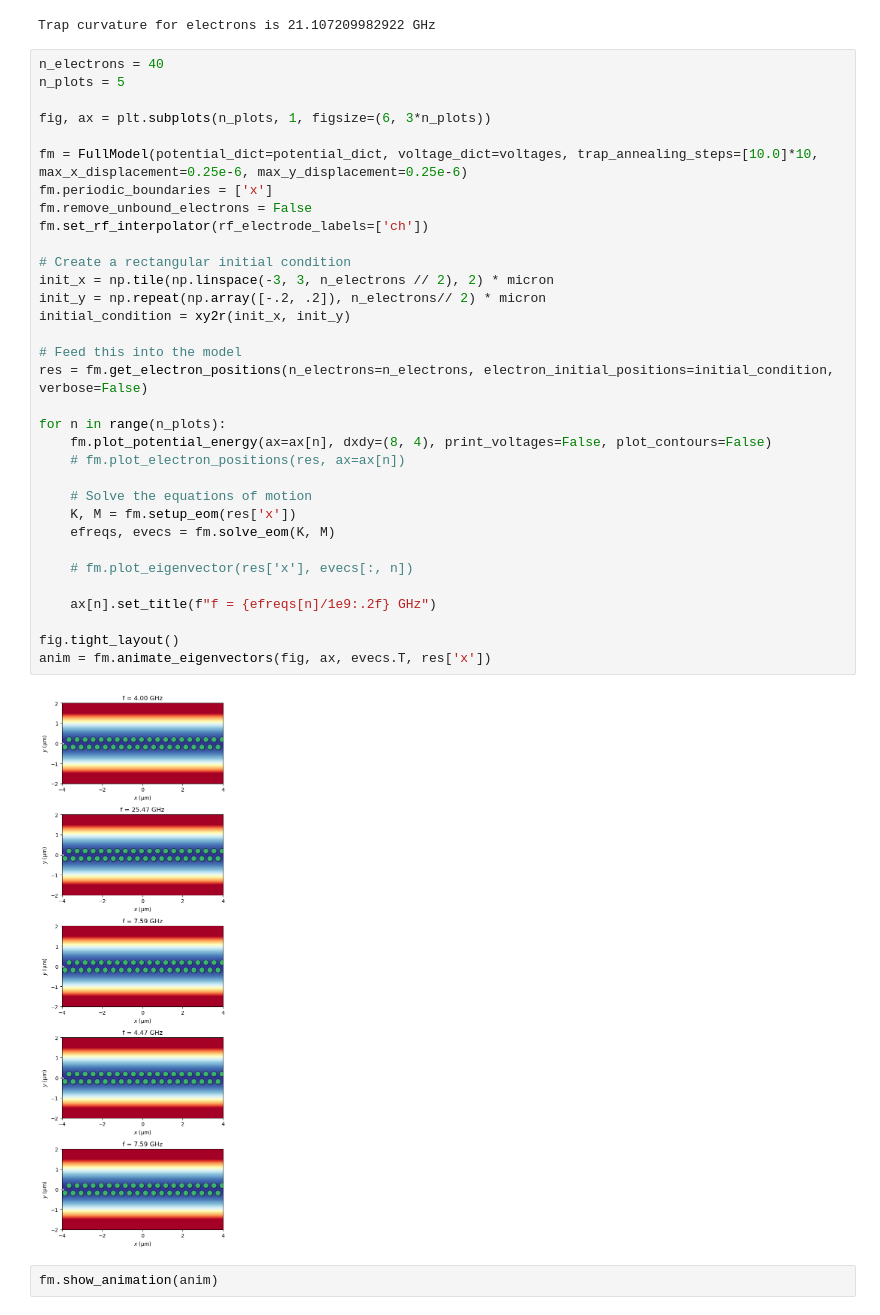
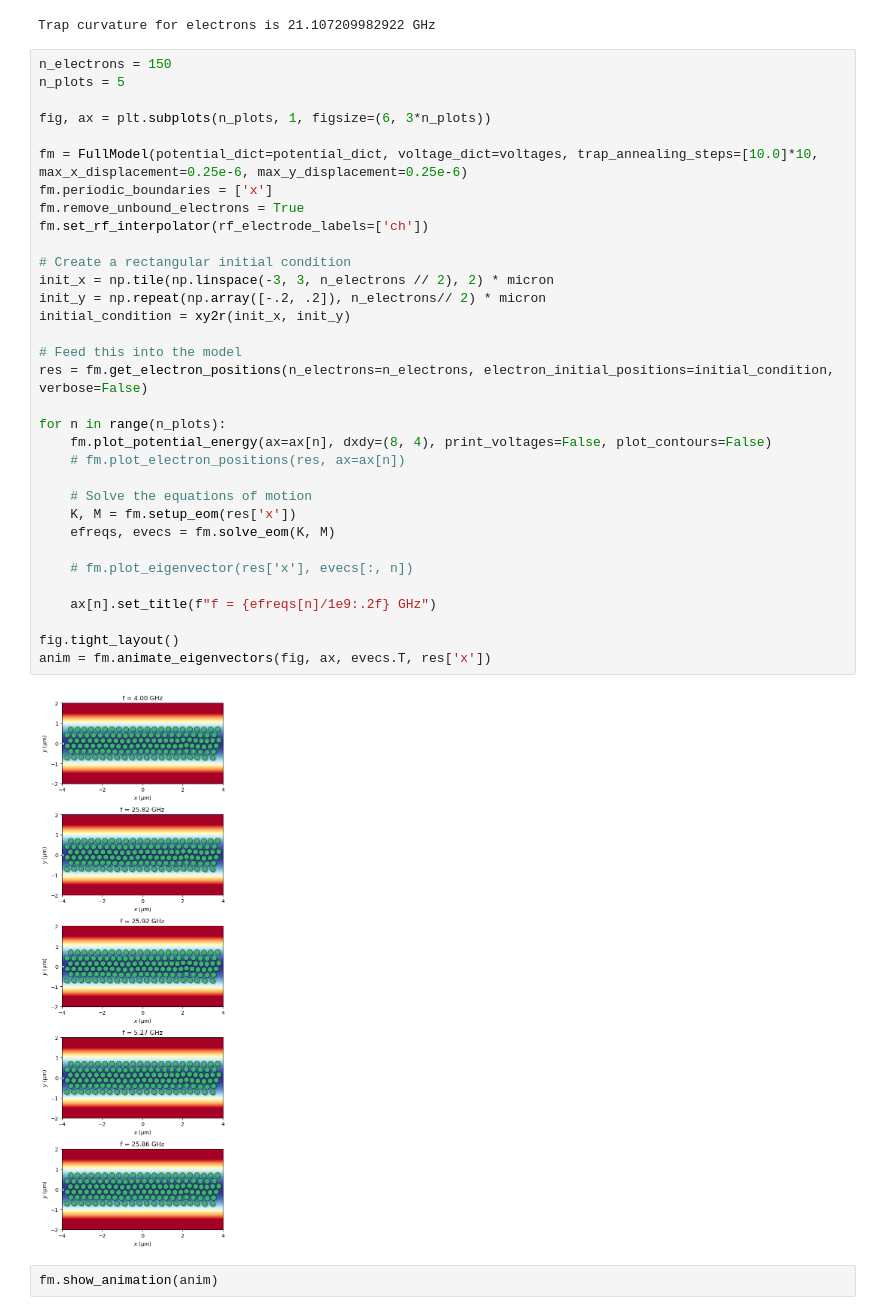
Before and after one commit to gkoolstra/quantum_electron, a Jupyter notebook: examples/02_periodic_boundaries.ipynb, the cells around one changed output. Saved outputs shown, nothing was run; the diff lists cells and outputs as text.

```diff
--- a/examples/02_periodic_boundaries.ipynb
+++ b/examples/02_periodic_boundaries.ipynb
@@ -215,40 +216,40 @@ print("Trap curvature for electrons is", 1 / (2 * np.pi * 1e9) * np.sqrt(2 * qe
 # %% [output]
 Trap curvature for electrons is 21.107209982922 GHz
 # %%
-n_electrons = 40
+n_electrons = 150
 n_plots = 5
 
 fig, ax = plt.subplots(n_plots, 1, figsize=(6, 3*n_plots))
 
 fm = FullModel(potential_dict=potential_dict, voltage_dict=voltages, trap_annealing_steps=[10.0]*10, max_x_displacement=0.25e-6, max_y_displacement=0.25e-6)
 fm.periodic_boundaries = ['x']
-fm.remove_unbound_electrons = False
+fm.remove_unbound_electrons = True
 fm.set_rf_interpolator(rf_electrode_labels=['ch'])
 
 # Create a rectangular initial condition
 init_x = np.tile(np.linspace(-3, 3, n_electrons // 2), 2) * micron
 init_y = np.repeat(np.array([-.2, .2]), n_electrons// 2) * micron
 initial_condition = xy2r(init_x, init_y)
 
 # Feed this into the model
 res = fm.get_electron_positions(n_electrons=n_electrons, electron_initial_positions=initial_condition, verbose=False)
 
 for n in range(n_plots):
     fm.plot_potential_energy(ax=ax[n], dxdy=(8, 4), print_voltages=False, plot_contours=False)
     # fm.plot_electron_positions(res, ax=ax[n])
 
     # Solve the equations of motion
     K, M = fm.setup_eom(res['x'])
     efreqs, evecs = fm.solve_eom(K, M)
 
     # fm.plot_eigenvector(res['x'], evecs[:, n])
 
     ax[n].set_title(f"f = {efreqs[n]/1e9:.2f} GHz")
 
 fig.tight_layout()
 anim = fm.animate_eigenvectors(fig, ax, evecs.T, res['x'])
 # %% [output]
-[figure, old version]
+[figure, new version]
 # %%
 fm.show_animation(anim)
 # %% [output]
```
Also changed, not shown: parts of 4 cells of this notebook, 2 other files.
